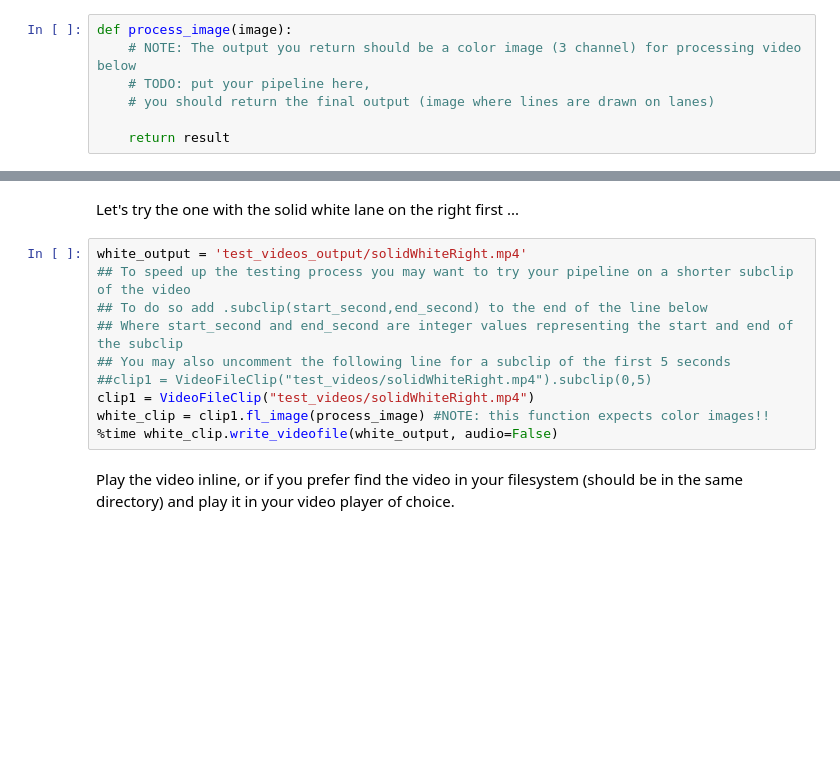
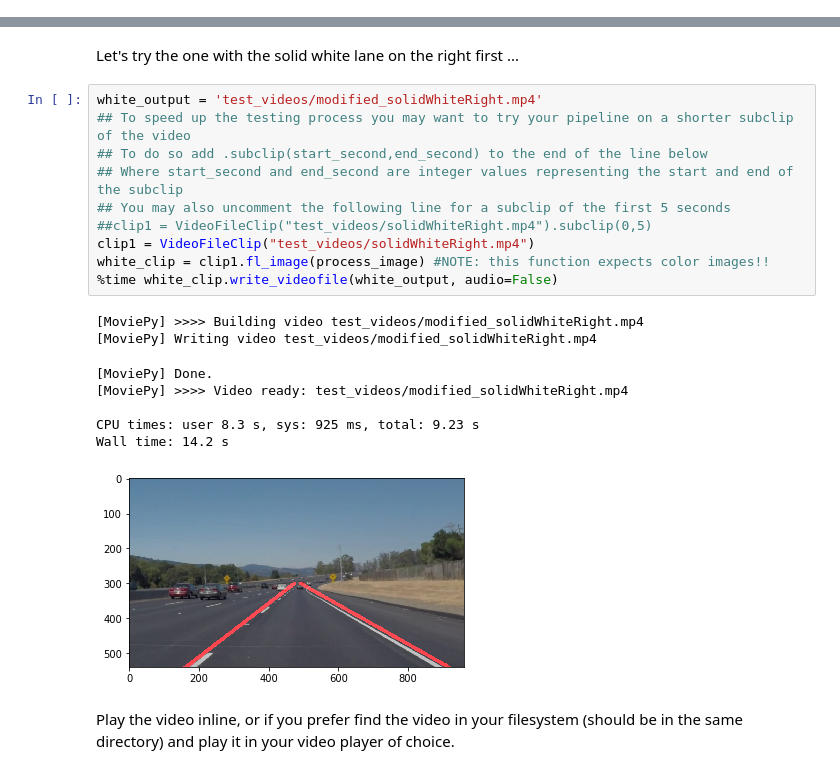
Before and after one commit to venkatvi/UdacitySelfDrivingCarNanoDegree, a Jupyter notebook: Py/Proj1_FindingLanes/P1/P1.ipynb, the cells around one changed output, grey strips where cells are left out. Saved outputs shown, nothing was run; the diff lists cells and outputs as text; blank space fills up the shorter version.

Commit message:
draw_lines function modification

```diff
--- a/Py/Proj1_FindingLanes/P1/P1.ipynb
+++ b/Py/Proj1_FindingLanes/P1/P1.ipynb
@@ -267,7 +309,0 @@ from IPython.display import HTML
-# %%
-def process_image(image):
-    # NOTE: The output you return should be a color image (3 channel) for processing video below
-    # TODO: put your pipeline here,
-    # you should return the final output (image where lines are drawn on lanes)
-
-    return result
@@ -274,15 +358,24 @@ def process_image(image):
 # %% [markdown]
 Let's try the one with the solid white lane on the right first ...
 # %%
-white_output = 'test_videos_output/solidWhiteRight.mp4'
+white_output = 'test_videos/modified_solidWhiteRight.mp4'
 ## To speed up the testing process you may want to try your pipeline on a shorter subclip of the video
 ## To do so add .subclip(start_second,end_second) to the end of the line below
 ## Where start_second and end_second are integer values representing the start and end of the subclip
 ## You may also uncomment the following line for a subclip of the first 5 seconds
 ##clip1 = VideoFileClip("test_videos/solidWhiteRight.mp4").subclip(0,5)
 clip1 = VideoFileClip("test_videos/solidWhiteRight.mp4")
 white_clip = clip1.fl_image(process_image) #NOTE: this function expects color images!!
 %time white_clip.write_videofile(white_output, audio=False)
+# %% [output]
+[MoviePy] >>>> Building video test_videos/modified_solidWhiteRight.mp4
+[MoviePy] Writing video test_videos/modified_solidWhiteRight.mp4
+[MoviePy] Done.
+[MoviePy] >>>> Video ready: test_videos/modified_solidWhiteRight.mp4
+
+CPU times: user 8.3 s, sys: 925 ms, total: 9.23 s
+Wall time: 14.2 s
+[figure, added]
 # %% [markdown]
 Play the video inline, or if you prefer find the video in your filesystem (should be in the same directory) and play it in your video player of choice.
 # %%
```
Also changed, not shown: parts of 9 cells of this notebook, 13 other files.
